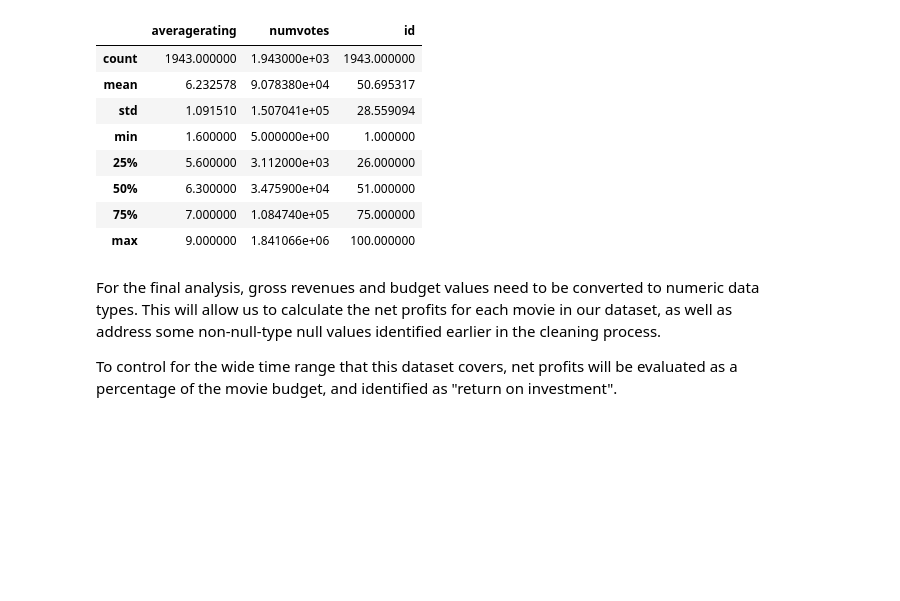
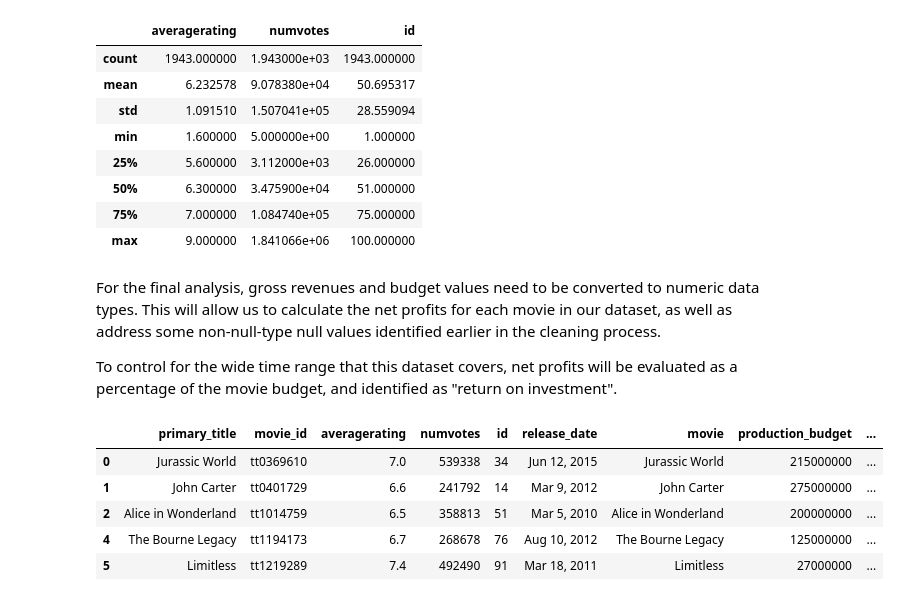
Before and after one commit to anita-camlic/Movie_Studio_Analysis, a Jupyter notebook: movie_budget_analysis.ipynb, the cells around one changed output. Saved outputs shown, nothing was run; the diff lists cells and outputs as text; code cells hidden in the pictures; blank space fills up the shorter version.

```diff
--- a/movie_budget_analysis.ipynb
+++ b/movie_budget_analysis.ipynb
@@ -189,3 +192,23 @@ movie_rating_budget_df.describe()
 For the final analysis, gross revenues and budget values need to be converted to numeric data types. This will allow us to calculate the net profits for each movie in our dataset, as well as address some non-null-type null values identified earlier in the cleaning process.
 
 To control for the wide time range that this dataset covers, net profits will be evaluated as a percentage of the movie budget, and identified as "return on investment".
+# %%
+#removing special characters from columns for conversion to numeric data type
+movie_rating_budget_df['production_budget'] = movie_rating_budget_df['production_budget'].replace(",","",regex=True)
+movie_rating_budget_df['production_budget'] = movie_rating_budget_df['production_budget'].str.replace("$","",regex=True)
+
+movie_rating_budget_df['domestic_gross'] = movie_rating_budget_df['domestic_gross'].replace(",","",regex=True)
+movie_rating_budget_df['domestic_gross'] = movie_rating_budget_df['domestic_gross'].str.replace("$","",regex=True)
+
+movie_rating_budget_df['worldwide_gross'] = movie_rating_budget_df['worldwide_gross'].replace(",","",regex=True)
+movie_rating_budget_df['worldwide_gross'] = movie_rating_budget_df['worldwide_gross'].str.replace("$","",regex=True)
+
+#check replacement
+movie_rating_budget_df.head()
+# %% [output]
+|  | primary_title | movie_id | averagerating | numvotes | id | release_date | movie | production_budget | ... |
+| 0 | Jurassic World | tt0369610 | 7.0 | 539338 | 34 | Jun 12, 2015 | Jurassic World | 215000000 | ... |
+| 1 | John Carter | tt0401729 | 6.6 | 241792 | 14 | Mar 9, 2012 | John Carter | 275000000 | ... |
+| 2 | Alice in Wonderland | tt1014759 | 6.5 | 358813 | 51 | Mar 5, 2010 | Alice in Wonderland | 200000000 | ... |
+| 4 | The Bourne Legacy | tt1194173 | 6.7 | 268678 | 76 | Aug 10, 2012 | The Bourne Legacy | 125000000 | ... |
+| 5 | Limitless | tt1219289 | 7.4 | 492490 | 91 | Mar 18, 2011 | Limitless | 27000000 | ... |
```
Also changed, not shown: parts of 9 cells of this notebook.
